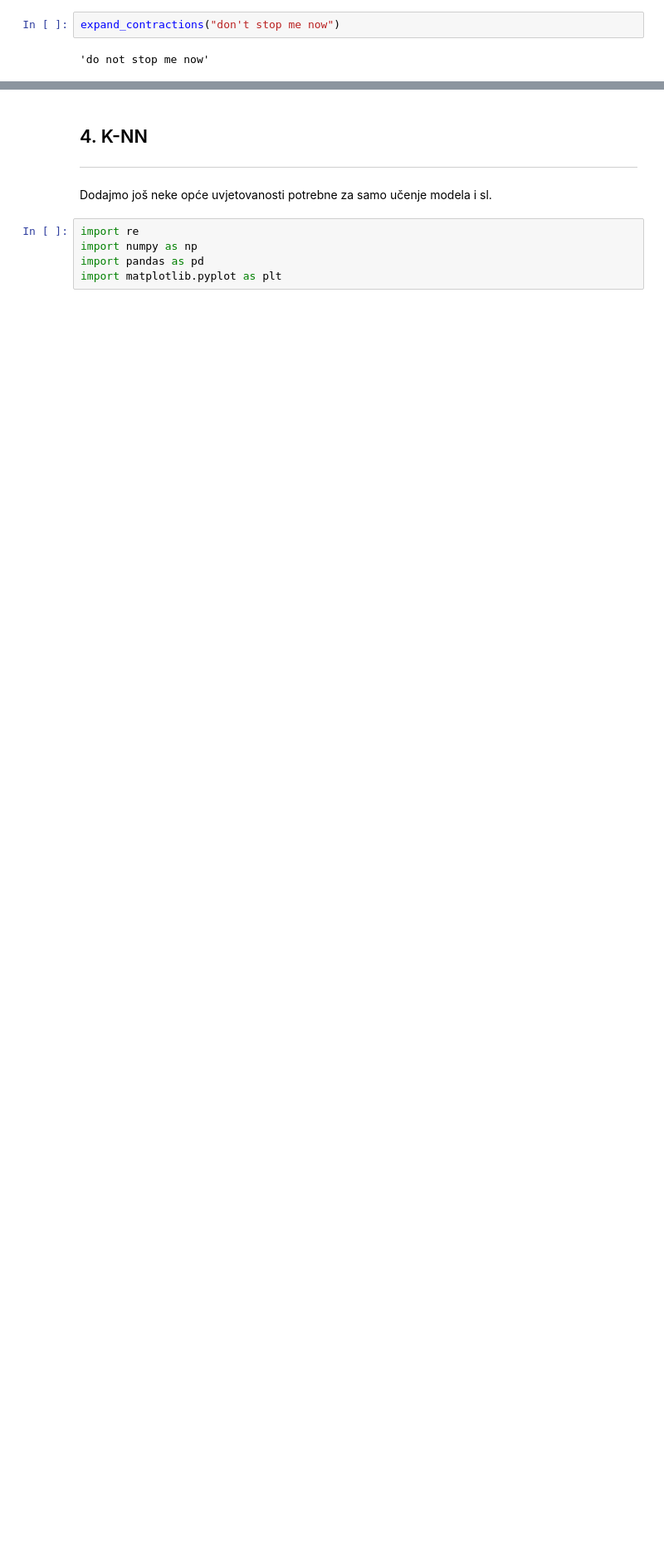
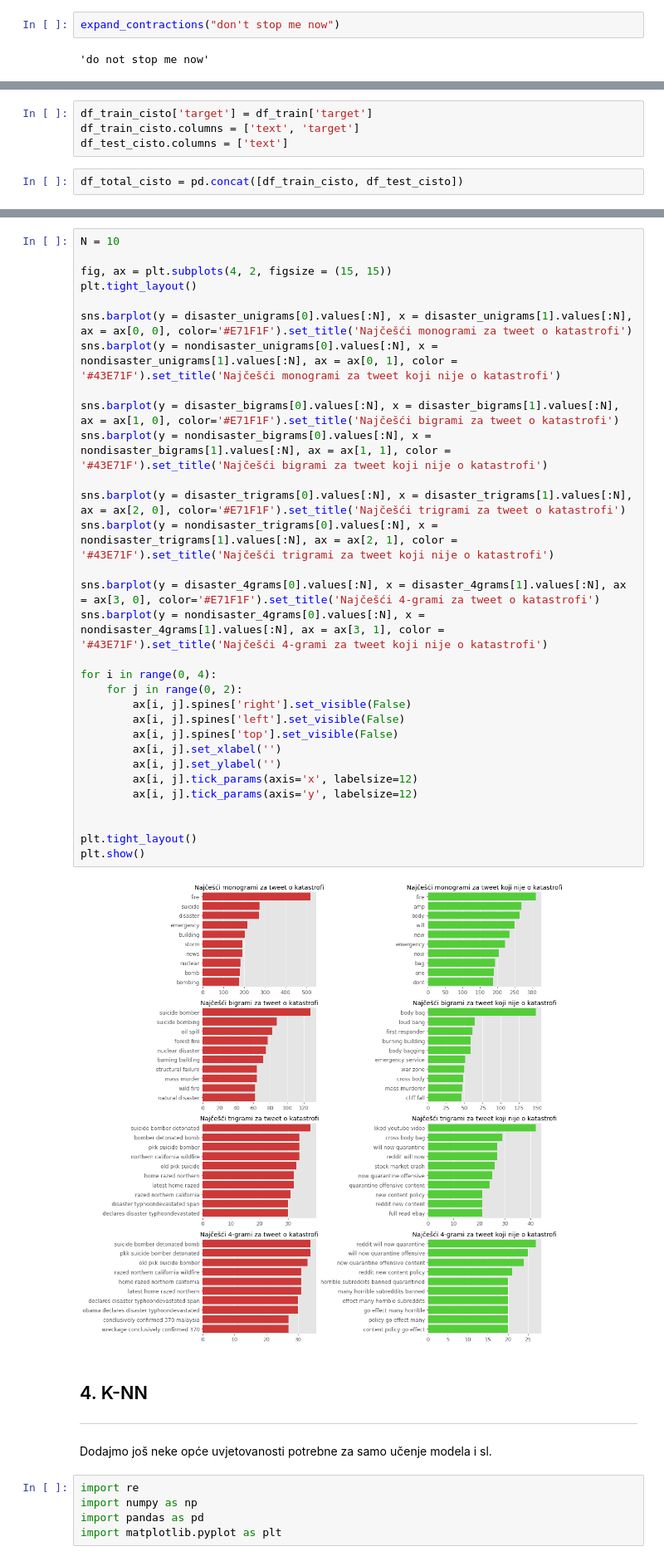
Before and after one commit to jbrigljevic/str_uc, a Jupyter notebook: Teorijski pregled problema/Tweetovi o katastrofama.ipynb, the cells around one changed output, grey strips where cells are left out. Shown at 83% size. Drawn from its saved outputs; the diff is of its cells as text; blank space fills up the shorter version.

```diff
--- a/Teorijski pregled problema/Tweetovi o katastrofama.ipynb
+++ b/Teorijski pregled problema/Tweetovi o katastrofama.ipynb
@@ -798,0 +805,6 @@ if SPELL_CHECK:
+# %%
+df_train_cisto['target'] = df_train['target']
+df_train_cisto.columns = ['text', 'target']
+df_test_cisto.columns = ['text']
+# %%
+df_total_cisto = pd.concat([df_train_cisto, df_test_cisto])
@@ -799,3 +891,36 @@ if SPELL_CHECK:
+# %%
+N = 10
+
+fig, ax = plt.subplots(4, 2, figsize = (15, 15))
+plt.tight_layout()
+
+sns.barplot(y = disaster_unigrams[0].values[:N], x = disaster_unigrams[1].values[:N], ax = ax[0, 0], color='#E71F1F').set_title('Najčešći monogrami za tweet o katastrofi')
+sns.barplot(y = nondisaster_unigrams[0].values[:N], x = nondisaster_unigrams[1].values[:N], ax = ax[0, 1], color = '#43E71F').set_title('Najčešći monogrami za tweet koji nije o katastrofi')
+
+sns.barplot(y = disaster_bigrams[0].values[:N], x = disaster_bigrams[1].values[:N], ax = ax[1, 0], color='#E71F1F').set_title('Najčešći bigrami za tweet o katastrofi')
+sns.barplot(y = nondisaster_bigrams[0].values[:N], x = nondisaster_bigrams[1].values[:N], ax = ax[1, 1], color = '#43E71F').set_title('Najčešći bigrami za tweet koji nije o katastrofi')
+
+sns.barplot(y = disaster_trigrams[0].values[:N], x = disaster_trigrams[1].values[:N], ax = ax[2, 0], color='#E71F1F').set_title('Najčešći trigrami za tweet o katastrofi')
+sns.barplot(y = nondisaster_trigrams[0].values[:N], x = nondisaster_trigrams[1].values[:N], ax = ax[2, 1], color = '#43E71F').set_title('Najčešći trigrami za tweet koji nije o katastrofi')
+
+sns.barplot(y = disaster_4grams[0].values[:N], x = disaster_4grams[1].values[:N], ax = ax[3, 0], color='#E71F1F').set_title('Najčešći 4-grami za tweet o katastrofi')
+sns.barplot(y = nondisaster_4grams[0].values[:N], x = nondisaster_4grams[1].values[:N], ax = ax[3, 1], color = '#43E71F').set_title('Najčešći 4-grami za tweet koji nije o katastrofi')
+
+for i in range(0, 4):
+    for j in range(0, 2):
+        ax[i, j].spines['right'].set_visible(False)
+        ax[i, j].spines['left'].set_visible(False)
+        ax[i, j].spines['top'].set_visible(False)
+        ax[i, j].set_xlabel('')
+        ax[i, j].set_ylabel('')
+        ax[i, j].tick_params(axis='x', labelsize=12)
+        ax[i, j].tick_params(axis='y', labelsize=12)
+
+
+plt.tight_layout()
+plt.show()
+# %% [output]
+[figure, added]
 # %% [markdown]
 ## 4.  K-NN
 ***
```
Also changed, not shown: parts of 20 cells of this notebook, 2 other files.
